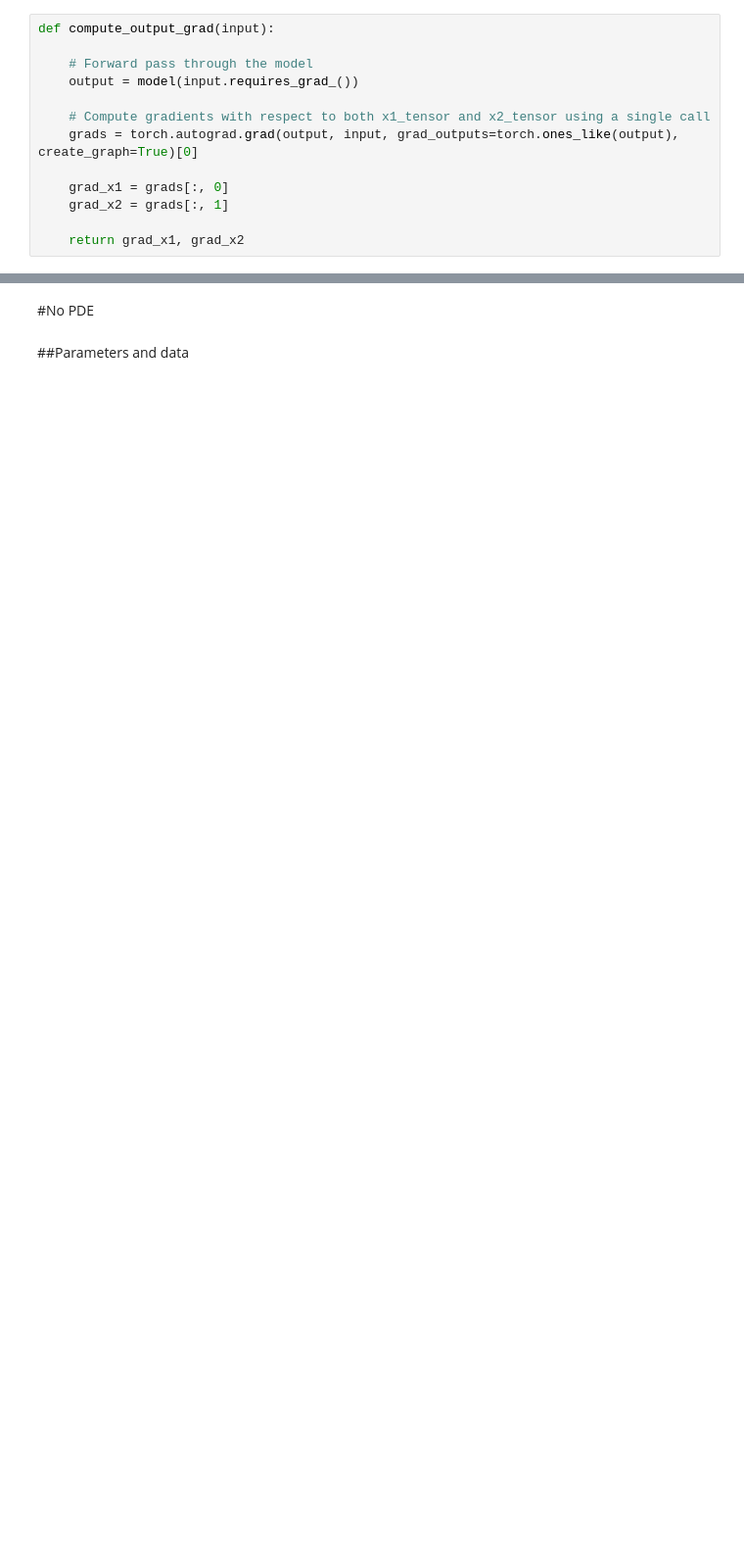
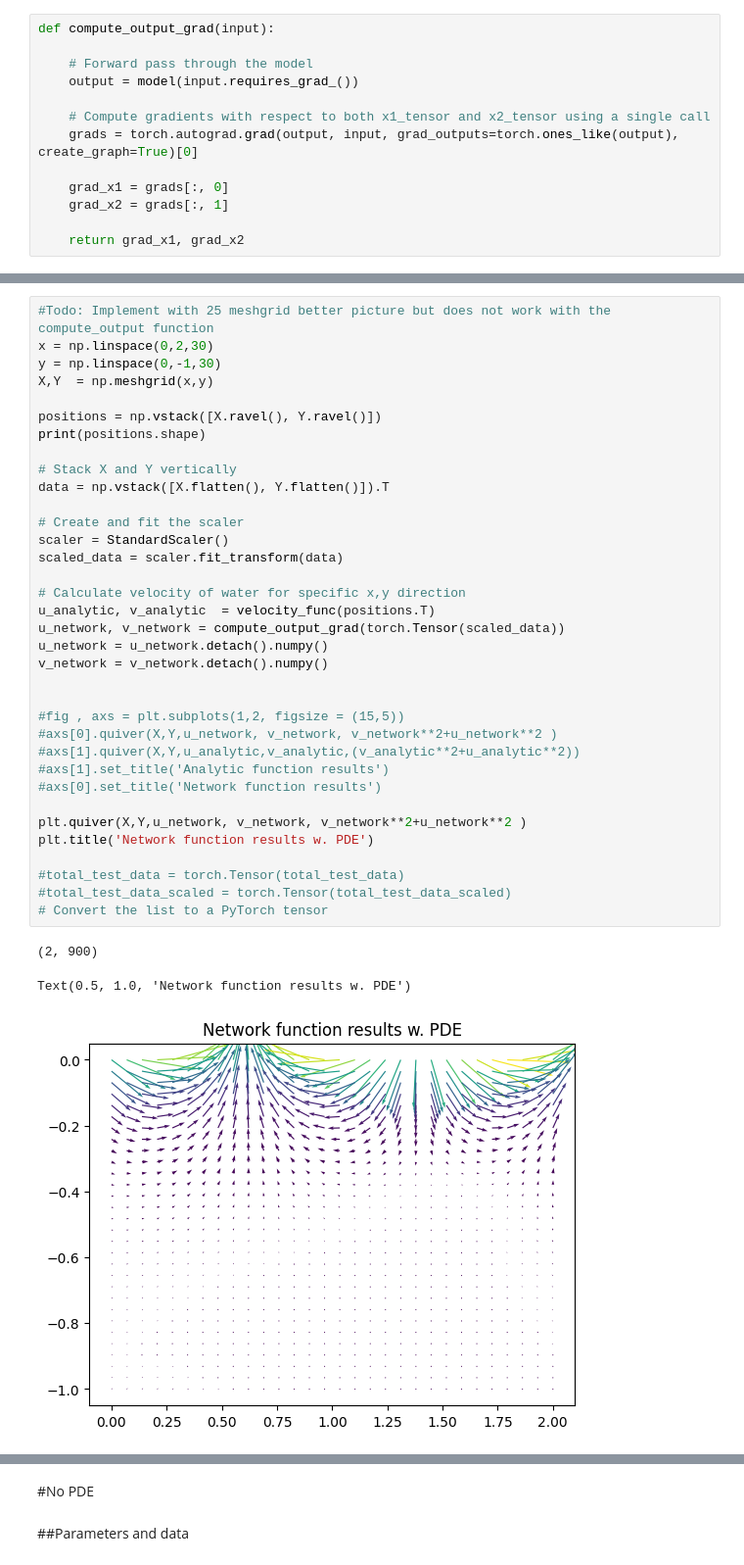
Before and after one commit to LuigiElo/DL-PINNs, a Jupyter notebook: Nice_plot.ipynb, the cells around one changed output, grey strips where cells are left out. Shown: that part at 98% size. Cells and saved outputs as stored; diff of their text form; blank space fills up the shorter version.

```diff
--- a/Nice_plot.ipynb
+++ b/Nice_plot.ipynb
@@ -900,3 +891,42 @@ Text(0.5, 1.0, 'Network function results')
+# %%
+#Todo: Implement with 25 meshgrid better picture but does not work with the compute_output function
+x = np.linspace(0,2,30)
+y = np.linspace(0,-1,30)
+X,Y  = np.meshgrid(x,y)
+
+positions = np.vstack([X.ravel(), Y.ravel()])
+print(positions.shape)
+
+# Stack X and Y vertically
+data = np.vstack([X.flatten(), Y.flatten()]).T
+
+# Create and fit the scaler
+scaler = StandardScaler()
+scaled_data = scaler.fit_transform(data)
+
+# Calculate velocity of water for specific x,y direction
+u_analytic, v_analytic  = velocity_func(positions.T)
+u_network, v_network = compute_output_grad(torch.Tensor(scaled_data))
+u_network = u_network.detach().numpy()
+v_network = v_network.detach().numpy()
+
+
+#fig , axs = plt.subplots(1,2, figsize = (15,5))
+#axs[0].quiver(X,Y,u_network, v_network, v_network**2+u_network**2 )
+#axs[1].quiver(X,Y,u_analytic,v_analytic,(v_analytic**2+u_analytic**2))
+#axs[1].set_title('Analytic function results')
+#axs[0].set_title('Network function results')
+
+plt.quiver(X,Y,u_network, v_network, v_network**2+u_network**2 )
+plt.title('Network function results w. PDE')
+
+#total_test_data = torch.Tensor(total_test_data)
+#total_test_data_scaled = torch.Tensor(total_test_data_scaled)
+# Convert the list to a PyTorch tensor
+# %% [output]
+(2, 900)
+Text(0.5, 1.0, 'Network function results w. PDE')
+[figure, added]
 # %%
 def plotVelocity(total_test_data,total_test_data_scaled,prediction, ax):
 
```
Also changed, not shown: parts of 12 cells of this notebook.
